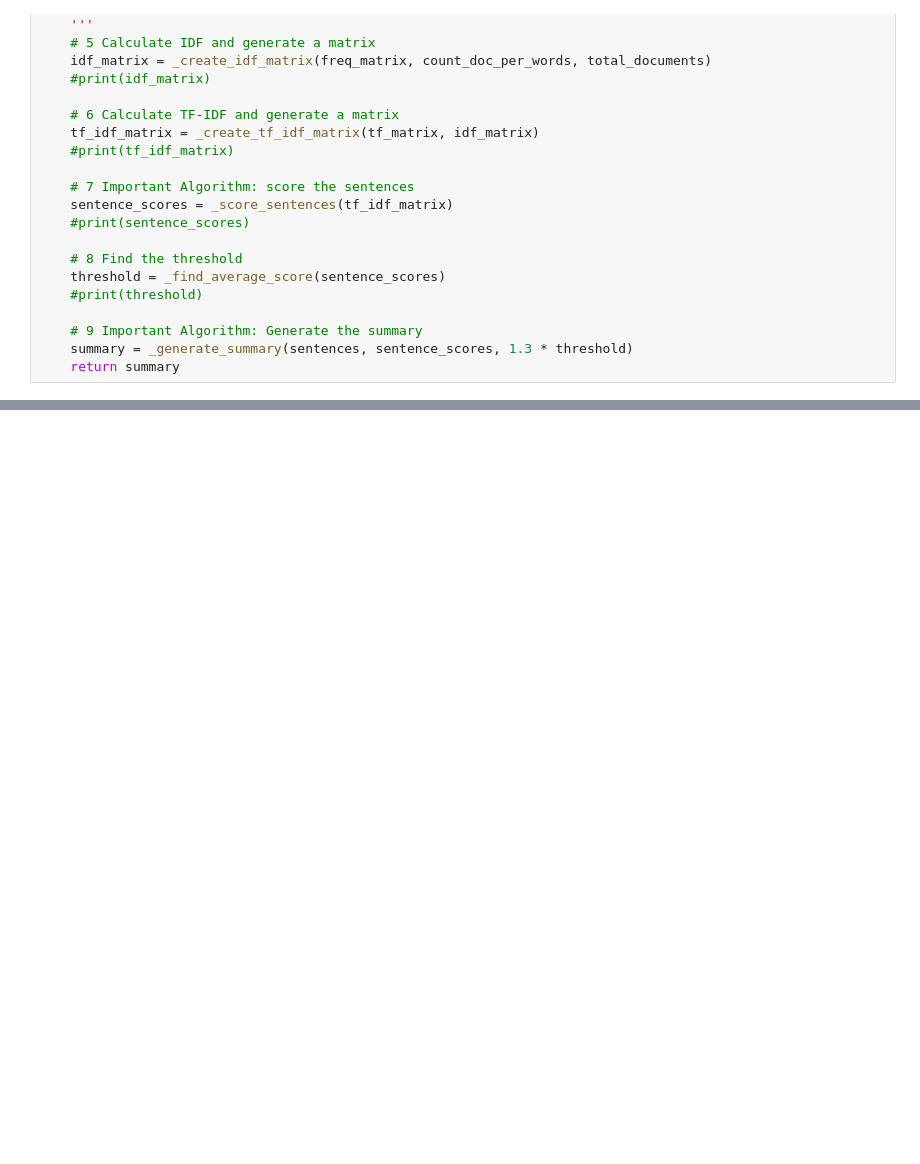
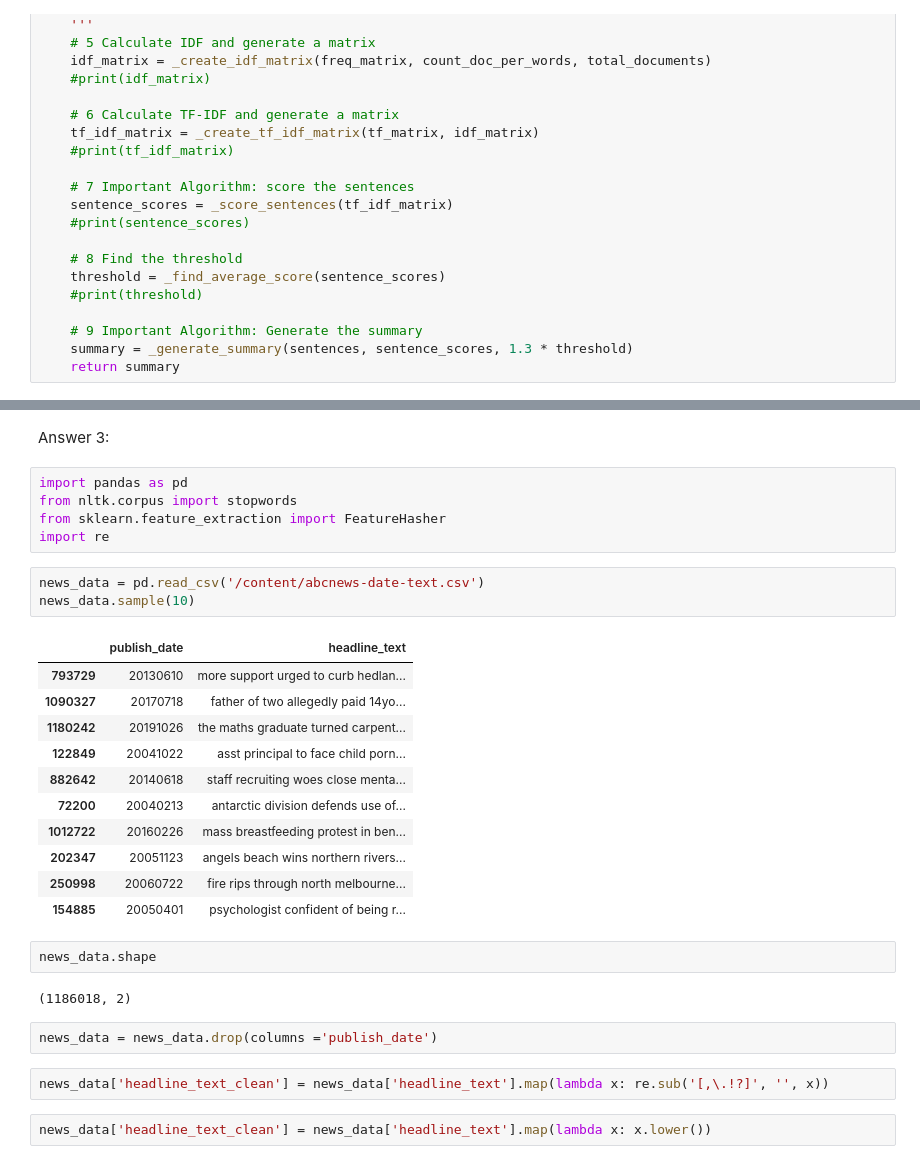
Before and after one commit to Nithesh-b/miniproject2, a Jupyter notebook: tfidf.ipynb, the cells around one changed output, grey strips where cells are left out. Cells and saved outputs as stored; diff of their text form; blank space fills up the shorter version.

```diff
--- a/tfidf.ipynb
+++ b/tfidf.ipynb
@@ -517,0 +731,32 @@ they should return. The appearance of Justine was calm.
+# %% [markdown]
+Answer 3:
+# %%
+import pandas as pd
+from nltk.corpus import stopwords
+from sklearn.feature_extraction import FeatureHasher
+import re
+# %%
+news_data = pd.read_csv('/content/abcnews-date-text.csv')
+news_data.sample(10)
+# %% [output]
+|  | publish_date | headline_text |
+| 793729 | 20130610 | more support urged to curb hedlan... |
+| 1090327 | 20170718 | father of two allegedly paid 14yo... |
+| 1180242 | 20191026 | the maths graduate turned carpent... |
+| 122849 | 20041022 | asst principal to face child porn... |
+| 882642 | 20140618 | staff recruiting woes close menta... |
+| 72200 | 20040213 | antarctic division defends use of... |
+| 1012722 | 20160226 | mass breastfeeding protest in ben... |
+| 202347 | 20051123 | angels beach wins northern rivers... |
+| 250998 | 20060722 | fire rips through north melbourne... |
+| 154885 | 20050401 | psychologist confident of being r... |
+# %%
+news_data.shape
+# %% [output]
+(1186018, 2)
+# %%
+news_data = news_data.drop(columns ='publish_date')
+# %%
+news_data['headline_text_clean'] = news_data['headline_text'].map(lambda x: re.sub('[,\.!?]', '', x))
+# %%
+news_data['headline_text_clean'] = news_data['headline_text'].map(lambda x: x.lower())
```
Also changed, not shown: parts of 28 cells of this notebook.
